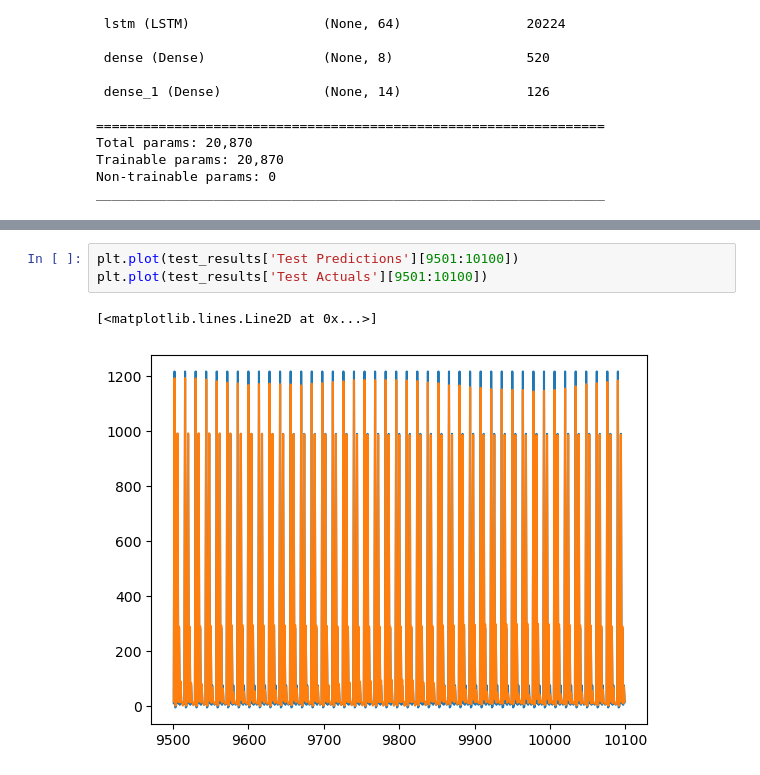
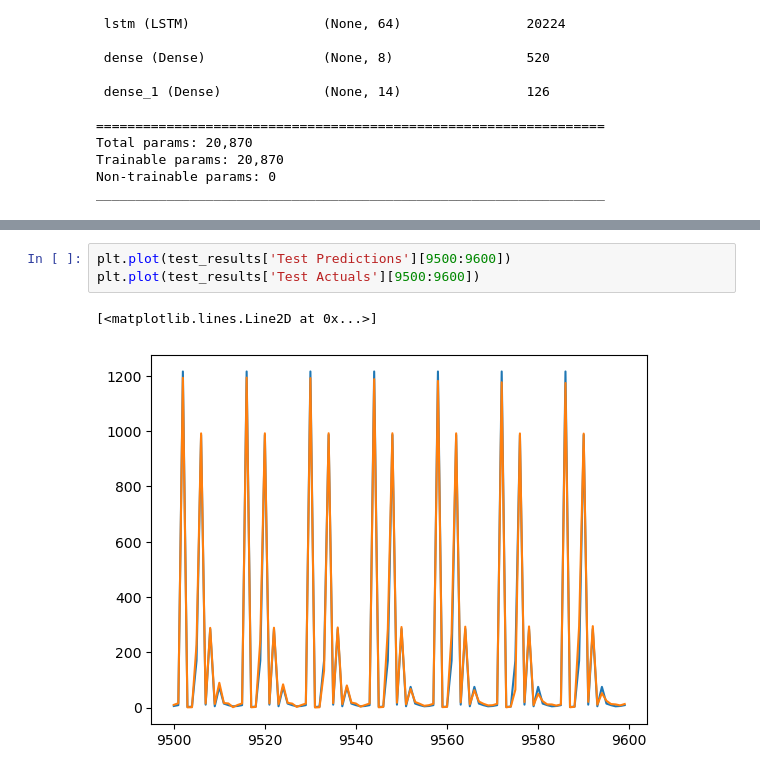
Before and after one commit to s0hams1nha/Thoucentric, a Jupyter notebook: TimeSeriesForescast.ipynb, the cells around one changed output, grey strips where cells are left out. Saved outputs shown, nothing was run; the diff lists cells and outputs as text.

```diff
--- a/TimeSeriesForescast.ipynb
+++ b/TimeSeriesForescast.ipynb
@@ -220,7 +229,7 @@ test_results
 71204 rows × 2 columns
 # %%
-plt.plot(test_results['Test Predictions'][9501:10100])
-plt.plot(test_results['Test Actuals'][9501:10100])
+plt.plot(test_results['Test Predictions'][9500:9600])
+plt.plot(test_results['Test Actuals'][9500:9600])
 # %% [output]
 [<matplotlib.lines.Line2D at 0x...>]
-[figure, old version]
+[figure, new version]
```
Also changed, not shown: parts of 15 cells of this notebook, 9 other files.
